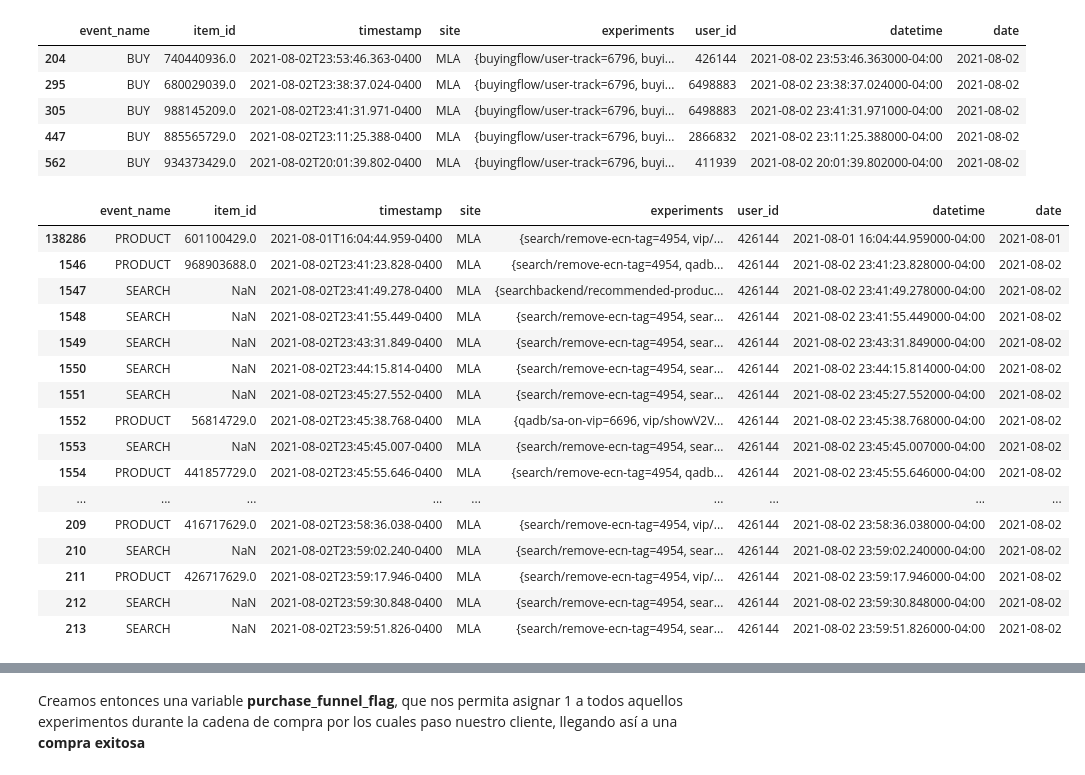
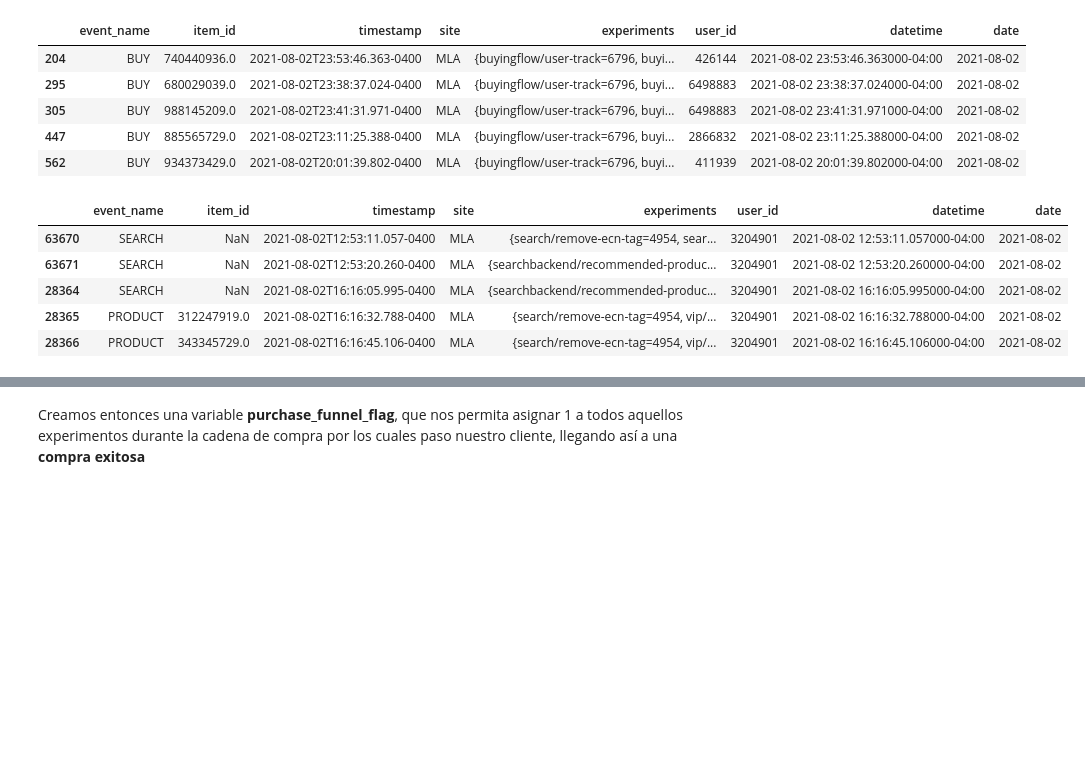
Before and after one commit to jmpaiba123/AB_Testing_Meli, a Jupyter notebook: jupyter_notebooks/AB_testing_meli.ipynb, the cells around one changed output, grey strips where cells are left out. Cells and saved outputs as stored; diff of their text form; code cells hidden in the pictures; blank space fills up the shorter version.

```diff
--- a/jupyter_notebooks/AB_testing_meli.ipynb
+++ b/jupyter_notebooks/AB_testing_meli.ipynb
@@ -131,22 +97,11 @@ df[df.event_name == "BUY"].head()
 | 447 | BUY | 885565729.0 | 2021-08-02T23:11:25.388-0400 | MLA | {buyingflow/user-track=6796, buyi... | 2866832 | 2021-08-02 23:11:25.388000-04:00 | 2021-08-02 |
 | 562 | BUY | 934373429.0 | 2021-08-02T20:01:39.802-0400 | MLA | {buyingflow/user-track=6796, buyi... | 411939 | 2021-08-02 20:01:39.802000-04:00 | 2021-08-02 |
 # %%
-df[df.user_id == 426144].sort_values(by='datetime')
+df[df.user_id == 3204901].sort_values(by='datetime').head(5)
 # %% [output]
 |  | event_name | item_id | timestamp | site | experiments | user_id | datetime | date |
-| 138286 | PRODUCT | 601100429.0 | 2021-08-01T16:04:44.959-0400 | MLA | {search/remove-ecn-tag=4954, vip/... | 426144 | 2021-08-01 16:04:44.959000-04:00 | 2021-08-01 |
-| 1546 | PRODUCT | 968903688.0 | 2021-08-02T23:41:23.828-0400 | MLA | {search/remove-ecn-tag=4954, qadb... | 426144 | 2021-08-02 23:41:23.828000-04:00 | 2021-08-02 |
-| 1547 | SEARCH | NaN | 2021-08-02T23:41:49.278-0400 | MLA | {searchbackend/recommended-produc... | 426144 | 2021-08-02 23:41:49.278000-04:00 | 2021-08-02 |
-| 1548 | SEARCH | NaN | 2021-08-02T23:41:55.449-0400 | MLA | {search/remove-ecn-tag=4954, sear... | 426144 | 2021-08-02 23:41:55.449000-04:00 | 2021-08-02 |
-| 1549 | SEARCH | NaN | 2021-08-02T23:43:31.849-0400 | MLA | {search/remove-ecn-tag=4954, sear... | 426144 | 2021-08-02 23:43:31.849000-04:00 | 2021-08-02 |
-| 1550 | SEARCH | NaN | 2021-08-02T23:44:15.814-0400 | MLA | {search/remove-ecn-tag=4954, sear... | 426144 | 2021-08-02 23:44:15.814000-04:00 | 2021-08-02 |
-| 1551 | SEARCH | NaN | 2021-08-02T23:45:27.552-0400 | MLA | {search/remove-ecn-tag=4954, sear... | 426144 | 2021-08-02 23:45:27.552000-04:00 | 2021-08-02 |
-| 1552 | PRODUCT | 56814729.0 | 2021-08-02T23:45:38.768-0400 | MLA | {qadb/sa-on-vip=6696, vip/showV2V... | 426144 | 2021-08-02 23:45:38.768000-04:00 | 2021-08-02 |
-| 1553 | SEARCH | NaN | 2021-08-02T23:45:45.007-0400 | MLA | {search/remove-ecn-tag=4954, sear... | 426144 | 2021-08-02 23:45:45.007000-04:00 | 2021-08-02 |
-| 1554 | PRODUCT | 441857729.0 | 2021-08-02T23:45:55.646-0400 | MLA | {search/remove-ecn-tag=4954, qadb... | 426144 | 2021-08-02 23:45:55.646000-04:00 | 2021-08-02 |
-| ... | ... | ... | ... | ... | ... | ... | ... | ... |
-| 209 | PRODUCT | 416717629.0 | 2021-08-02T23:58:36.038-0400 | MLA | {search/remove-ecn-tag=4954, vip/... | 426144 | 2021-08-02 23:58:36.038000-04:00 | 2021-08-02 |
-| 210 | SEARCH | NaN | 2021-08-02T23:59:02.240-0400 | MLA | {search/remove-ecn-tag=4954, sear... | 426144 | 2021-08-02 23:59:02.240000-04:00 | 2021-08-02 |
-| 211 | PRODUCT | 426717629.0 | 2021-08-02T23:59:17.946-0400 | MLA | {search/remove-ecn-tag=4954, vip/... | 426144 | 2021-08-02 23:59:17.946000-04:00 | 2021-08-02 |
-| 212 | SEARCH | NaN | 2021-08-02T23:59:30.848-0400 | MLA | {search/remove-ecn-tag=4954, sear... | 426144 | 2021-08-02 23:59:30.848000-04:00 | 2021-08-02 |
-| 213 | SEARCH | NaN | 2021-08-02T23:59:51.826-0400 | MLA | {search/remove-ecn-tag=4954, sear... | 426144 | 2021-08-02 23:59:51.826000-04:00 | 2021-08-02 |
+| 63670 | SEARCH | NaN | 2021-08-02T12:53:11.057-0400 | MLA | {search/remove-ecn-tag=4954, sear... | 3204901 | 2021-08-02 12:53:11.057000-04:00 | 2021-08-02 |
+| 63671 | SEARCH | NaN | 2021-08-02T12:53:20.260-0400 | MLA | {searchbackend/recommended-produc... | 3204901 | 2021-08-02 12:53:20.260000-04:00 | 2021-08-02 |
+| 28364 | SEARCH | NaN | 2021-08-02T16:16:05.995-0400 | MLA | {searchbackend/recommended-produc... | 3204901 | 2021-08-02 16:16:05.995000-04:00 | 2021-08-02 |
+| 28365 | PRODUCT | 312247919.0 | 2021-08-02T16:16:32.788-0400 | MLA | {search/remove-ecn-tag=4954, vip/... | 3204901 | 2021-08-02 16:16:32.788000-04:00 | 2021-08-02 |
+| 28366 | PRODUCT | 343345729.0 | 2021-08-02T16:16:45.106-0400 | MLA | {search/remove-ecn-tag=4954, vip/... | 3204901 | 2021-08-02 16:16:45.106000-04:00 | 2021-08-02 |
```
Also changed, not shown: parts of 32 cells of this notebook, 1 other file.
